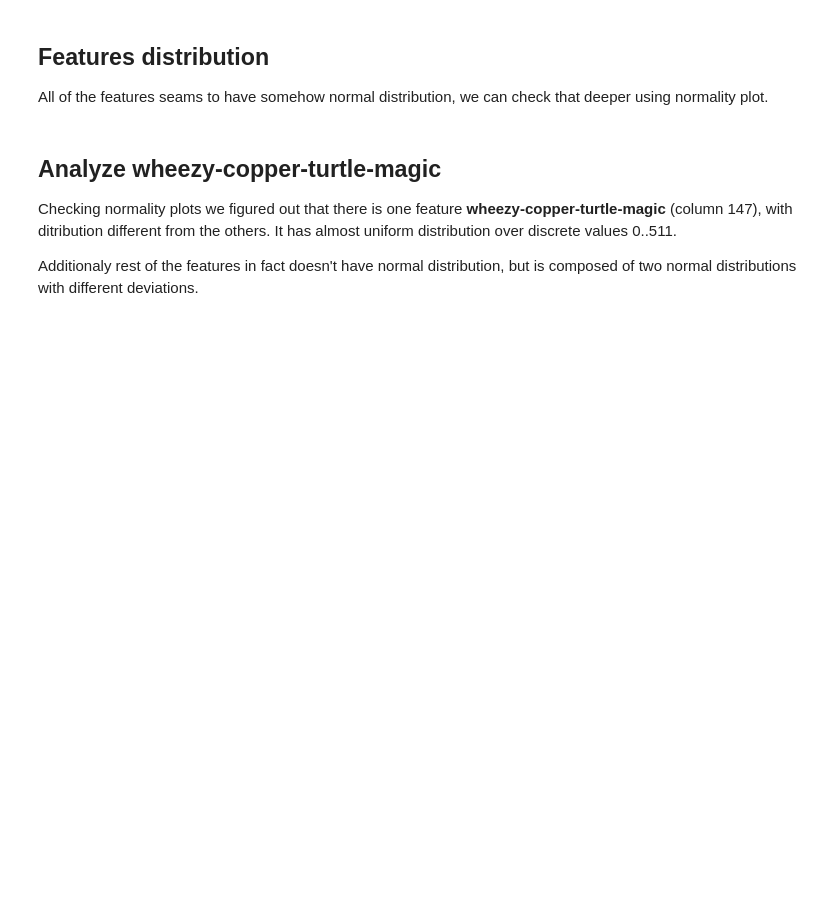
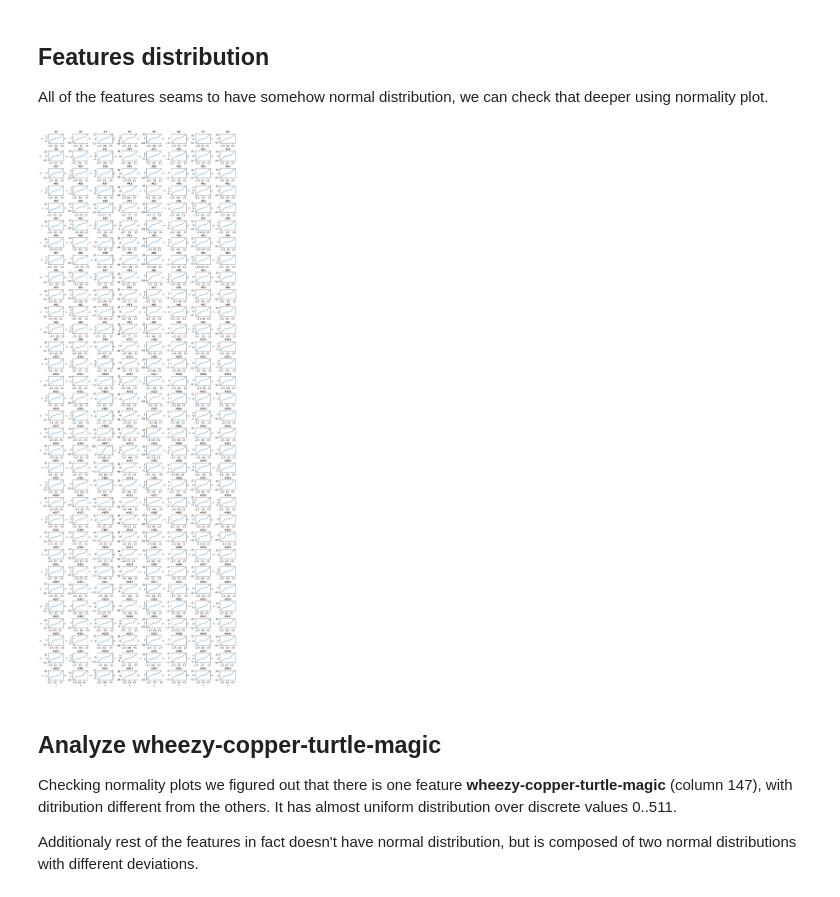
Before and after one commit to pkubiak/kaggle-instant-gratification, a Jupyter notebook: kernel/solution.ipynb, the cells around one changed output. Cells and saved outputs as stored; diff of their text form; code cells hidden in the pictures; blank space fills up the shorter version.

```diff
--- a/kernel/solution.ipynb
+++ b/kernel/solution.ipynb
@@ -56,49 +56,32 @@ All of the features seams to have somehow normal distribution, we can check that
 # %%
 from scipy import stats
 import random
 import time
 
 def normality_plot(data, ax, title=None):
-    print('0:', time.time())
-
     x, y = stats.probplot(data)[0]
-    print('1:', time.time())
 
     if len(x) > 500:  # limit number of points
-#         idx = np.random.choice(len(x), 500)
-        idx = list(random.choices(range(len(x)), k=530, replace=False))
-        idx.sort()
-        print(idx)
-        print('2:', time.time())
-        print('before', x.shape, y.shape, type(x), x.dtype)
-#         x = np.array(x[idx])
-#         y = np.array(y[idx])
-#         idx = list(range(40))
-        x = x[idx]
-        y = y[idx]
-        print('after', x.shape, y.shape, type(x), x.dtype)
+        idx = np.random.choice(len(x), 500, replace=False)
+        x, y = x[idx], y[idx]
 
-    print(type(x))
-    print('3:', time.time())
     df = pd.DataFrame(zip(x, y), columns=['x', 'y'])
-    df.info()
-    print('4:', time.time())
     plot = sbn.lineplot(x='x', y='y', data=df, ax=ax)
-    print('5:', time.time())
+
     if title:
         plot.set_title(title)
-    return plot
 
-def per_column_normality(data):
+def per_column_normality(data, cols=4):
     columns_no = len(data.columns)
 
-    for i, ax in enumerate(plots_grid(n=columns_no, cols=4)):
-        print(i)
+    for i, ax in enumerate(plots_grid(n=columns_no, cols=cols)):
         column_data = data[data.columns[i]]
-        normality_plot(column_data, ax, f"{i}: {data.columns[i]}")
+        normality_plot(column_data, ax, f"#{i+1}")  # f"{i}: {data.columns[i]}")
 
 
-#per_column_normality(train.drop(['id', 'target'], axis=1))
+per_column_normality(train.drop(['id', 'target'], axis=1), cols=8)
+# %% [output]
+[figure, added]
 # %% [markdown]
 ## Analyze wheezy-copper-turtle-magic ##
 
```
Also changed, not shown: parts of 10 cells of this notebook.
